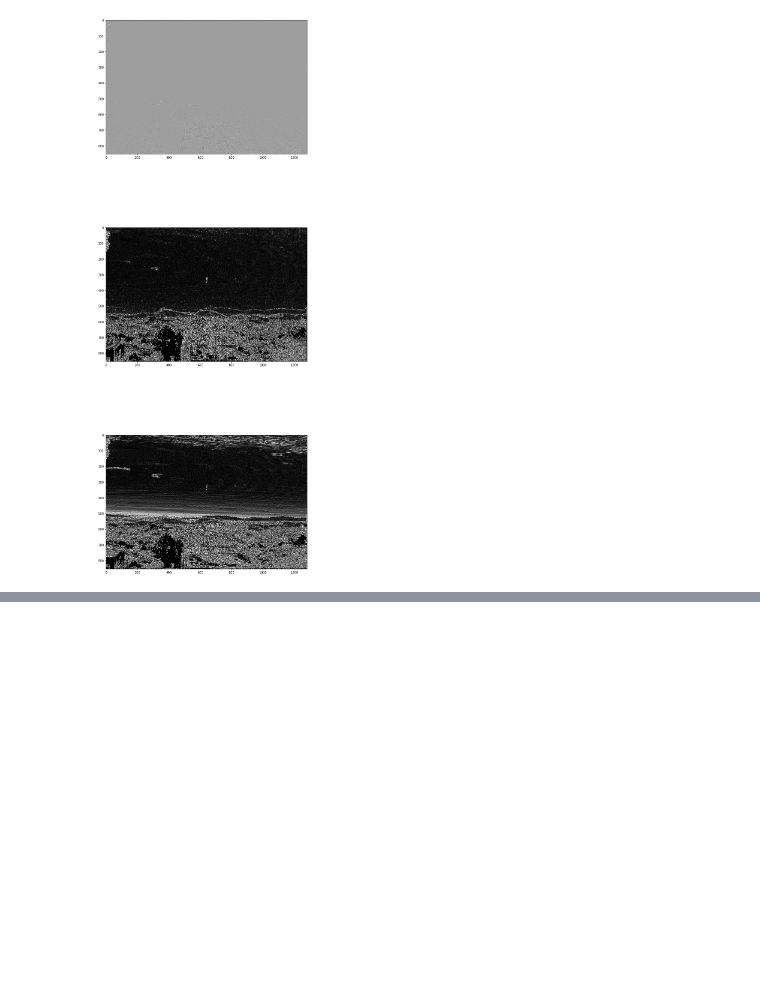
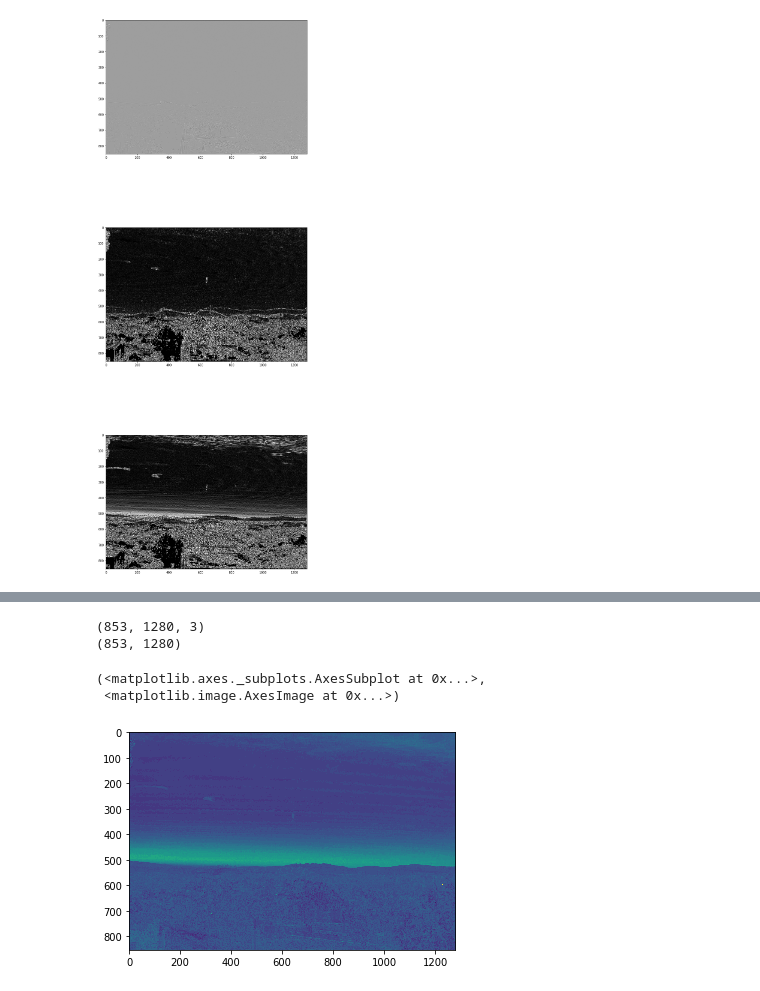
Before and after one commit to eridgraves/horizon_detection_old, a Jupyter notebook: hierarchical_horizon_test.ipynb, the cells around one changed output, grey strips where cells are left out. Drawn from its saved outputs; the diff is of its cells as text; code cells hidden in the pictures; blank space fills up the shorter version.

Commit message:
Started vertical lightness horizon detection

```diff
--- a/hierarchical_horizon_test.ipynb
+++ b/hierarchical_horizon_test.ipynb
@@ -118,3 +145,42 @@ else:
 
 plt.figure(figsize = (12,36))
 plt.subplot(111),plt.imshow(img)
+# %%
+## Maximum Vertical Change in Intensity
+
+# Choose a single intensity channel --> LAB format, use lightness
+img_LAB = cv.cvtColor(img_BGR, cv.COLOR_BGR2LAB)
+#print(img_LAB.shape)
+#plt.figure(figsize = (12,36))
+#plt.subplot(111),plt.imshow(img_LAB)
+
+# Strip to just Lightness channel
+img_L = img_LAB[:,:,1]
+#print(img_L.shape)
+#plt.subplot(111),plt.imshow(img_L)
+
+# Define max_diff : (pixel_num, value)
+max_diff = (0,0)
+
+# For each column of the image
+rows,cols,ch = img_L.shape
+
+for c in range(0, cols - 5): #-- Make a window for search --> 5 pixels vertically
+    #-- Start at top and move window down image
+
+    max_diff =
+
+
+#-- For each step of the window
+#---- Calculate the difference in lightness among pixels in the window
+#---- If this is a maximum, save the window location
+
+#-- Mark the maximum difference window in the image
+
+# Display the resulting marks
+# %% [output]
+(853, 1280, 3)
+(853, 1280)
+(<matplotlib.axes._subplots.AxesSubplot at 0x...>,
+ <matplotlib.image.AxesImage at 0x...>)
+[figure, added]
```
Also changed, not shown: parts of 3 cells of this notebook.
